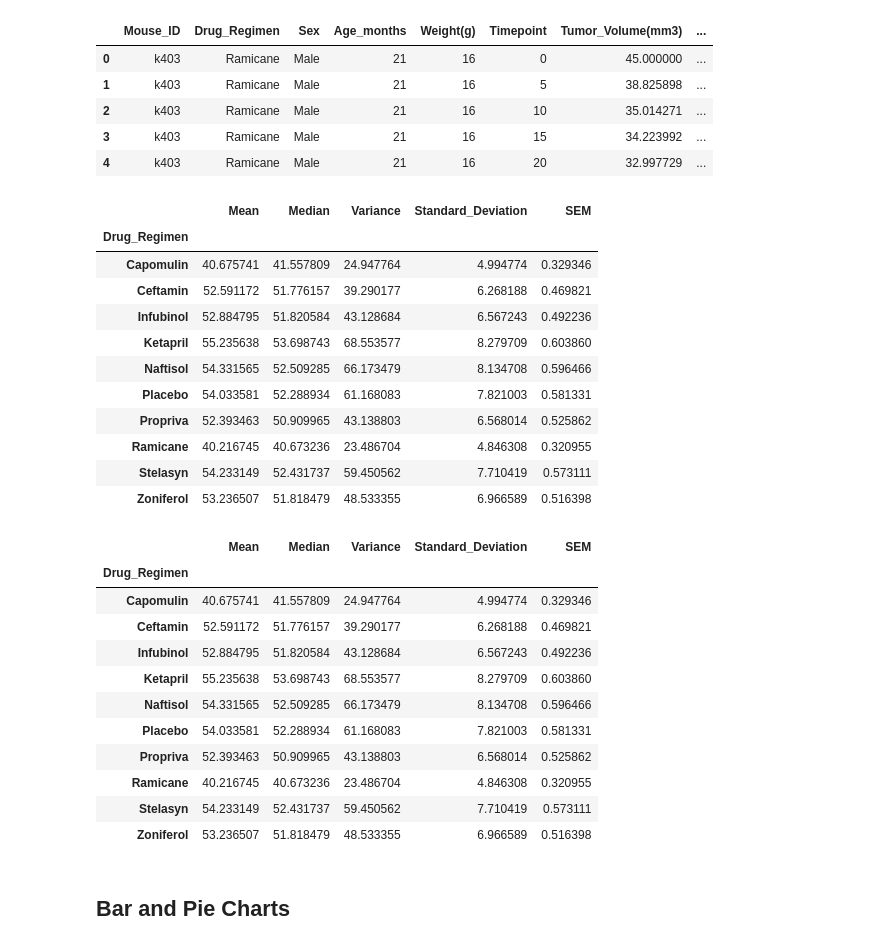
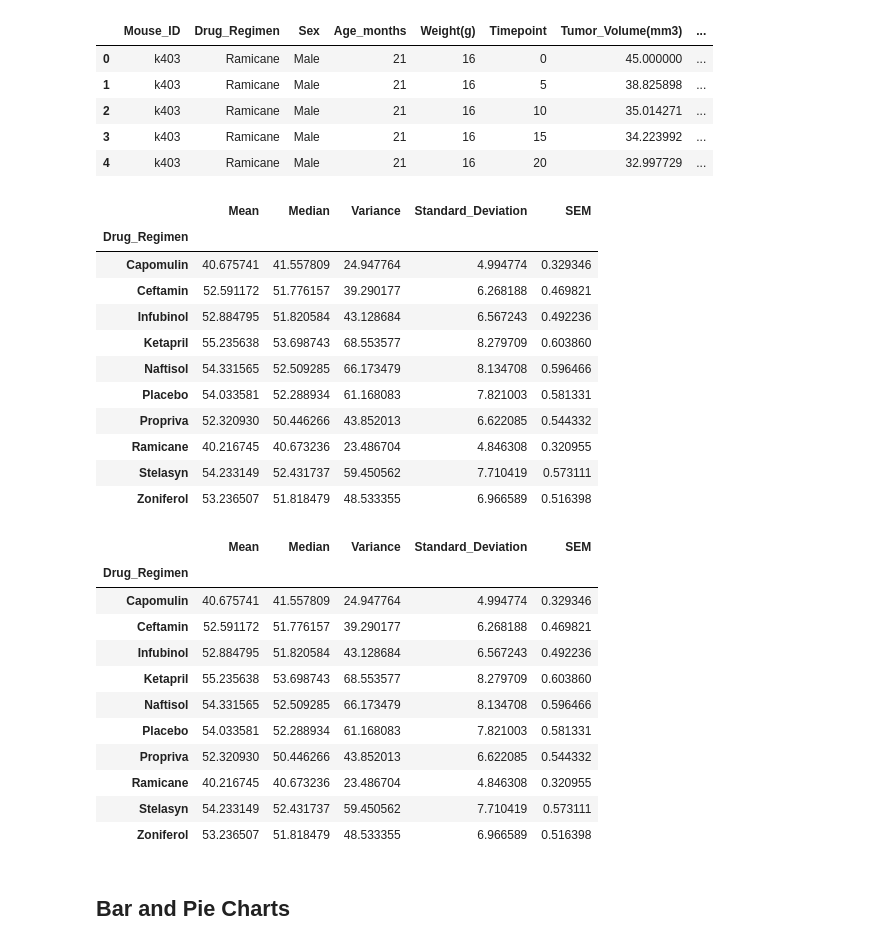
Before and after one commit to jordanroessle/matplotlib-challenge, a Jupyter notebook: pymaceuticals_starter.ipynb, the cells around one changed output. Drawn from its saved outputs; the diff is of its cells as text; code cells hidden in the pictures.

Commit message:
properly dropped mouse with messed up data

```diff
--- a/pymaceuticals_starter.ipynb
+++ b/pymaceuticals_starter.ipynb
@@ -50,3 +50,10 @@ print(len(total_data.Mouse_ID.unique()))
 249
 # %%
 # Getting the duplicate mice by ID number that shows up for Mouse ID and Timepoint.
+duplicated = total_data.duplicated(['Mouse_ID', 'Timepoint'])
+
+ids_to_drop = []
+for i in range(0, len(duplicated)):
+    if(duplicated[i]):
+        ids_to_drop.append(total_data.iloc[i, 0])
+print(set(ids_to_drop))
@@ -55,6 +80,8 @@ print(len(total_data.Mouse_ID.unique()))
 # %%
 # Create a clean DataFrame by dropping the duplicate mouse by its ID.
-total_data.drop_duplicates(["Mouse_ID", "Timepoint"], inplace = True)
+
+#would loop if there was multple, but not needed here
+total_data = total_data[total_data.Mouse_ID != ids_to_drop[0]]
 # %%
 # Checking the number of mice in the clean DataFrame.
 print(len(total_data.Mouse_ID.unique()))
@@ -96,35 +123,35 @@ summary_drug_stats
 | Ketapril | 55.235638 | 53.698743 | 68.553577 | 8.279709 | 0.603860 |
 | Naftisol | 54.331565 | 52.509285 | 66.173479 | 8.134708 | 0.596466 |
 | Placebo | 54.033581 | 52.288934 | 61.168083 | 7.821003 | 0.581331 |
-| Propriva | 52.393463 | 50.909965 | 43.138803 | 6.568014 | 0.525862 |
+| Propriva | 52.320930 | 50.446266 | 43.852013 | 6.622085 | 0.544332 |
 | Ramicane | 40.216745 | 40.673236 | 23.486704 | 4.846308 | 0.320955 |
 | Stelasyn | 54.233149 | 52.431737 | 59.450562 | 7.710419 | 0.573111 |
 | Zoniferol | 53.236507 | 51.818479 | 48.533355 | 6.966589 | 0.516398 |
 # %%
 # Generate a summary statistics table of mean, median, variance, standard deviation, and SEM of the tumor volume for each regimen
 
 # Using the aggregation method, produce the same summary statistics in a single line
-summary_drug_stats_agg = regimen_groupby["Tumor_Volume(mm3)"].agg([
-                    'mean', 'median', 'var', 'std','sem'])
+summary_drug_stats_agg = regimen_groupby["Tumor_Volume(mm3)"].agg(
+                                    ['mean', 'median', 'var', 'std','sem'])
 
 summary_drug_stats_agg.rename(columns={
                         'mean':'Mean',
                         'median': 'Median',
                         'var': 'Variance',
                         'std': 'Standard_Deviation',
                         'sem':'SEM'}, inplace = True)
 
 summary_drug_stats_agg
 # %% [output]
 |  | Mean | Median | Variance | Standard_Deviation | SEM |
 | Drug_Regimen |  |  |  |  |  |
 | Capomulin | 40.675741 | 41.557809 | 24.947764 | 4.994774 | 0.329346 |
 | Ceftamin | 52.591172 | 51.776157 | 39.290177 | 6.268188 | 0.469821 |
 | Infubinol | 52.884795 | 51.820584 | 43.128684 | 6.567243 | 0.492236 |
 | Ketapril | 55.235638 | 53.698743 | 68.553577 | 8.279709 | 0.603860 |
 | Naftisol | 54.331565 | 52.509285 | 66.173479 | 8.134708 | 0.596466 |
 | Placebo | 54.033581 | 52.288934 | 61.168083 | 7.821003 | 0.581331 |
-| Propriva | 52.393463 | 50.909965 | 43.138803 | 6.568014 | 0.525862 |
+| Propriva | 52.320930 | 50.446266 | 43.852013 | 6.622085 | 0.544332 |
 | Ramicane | 40.216745 | 40.673236 | 23.486704 | 4.846308 | 0.320955 |
 | Stelasyn | 54.233149 | 52.431737 | 59.450562 | 7.710419 | 0.573111 |
 | Zoniferol | 53.236507 | 51.818479 | 48.533355 | 6.966589 | 0.516398 |
```
Also changed, not shown: parts of 6 cells of this notebook.
